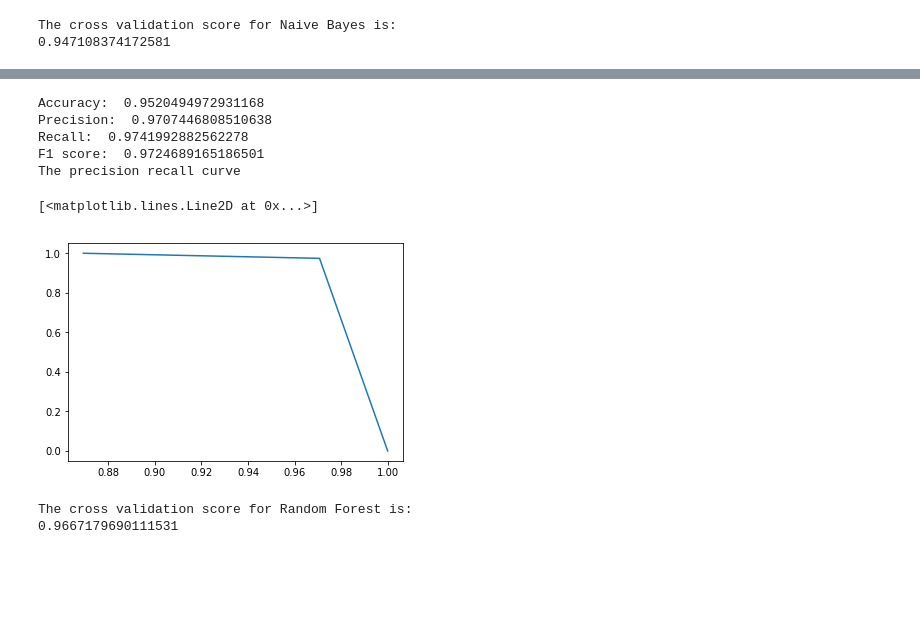
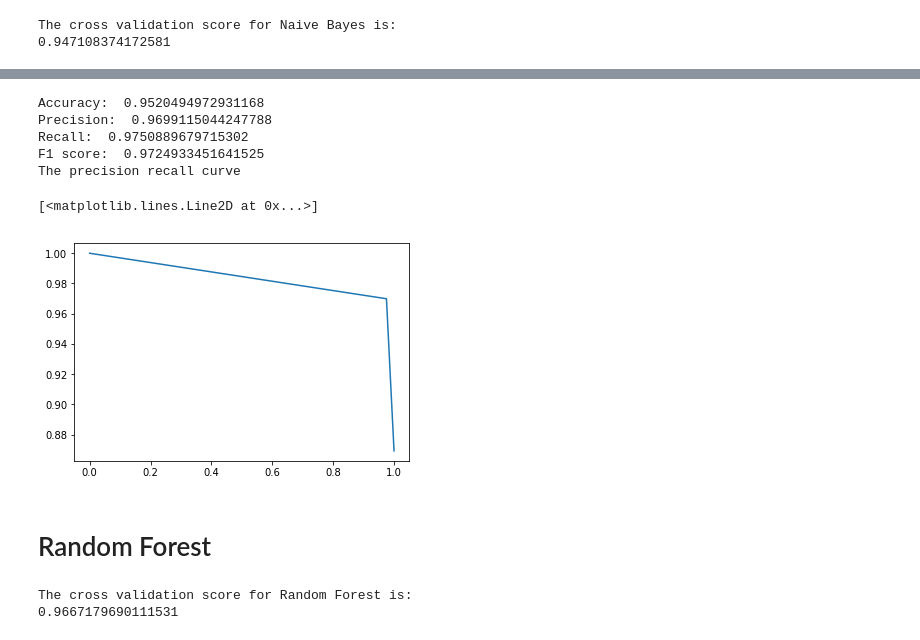
Before and after one commit to rijuCr7/Jupyter-Notebooks, a Jupyter notebook: Spam_filter.ipynb, the cells around one changed output, grey strips where cells are left out. Saved outputs shown, nothing was run; the diff lists cells and outputs as text; code cells hidden in the pictures; blank space fills up the shorter version.

```diff
--- a/Spam_filter.ipynb
+++ b/Spam_filter.ipynb
@@ -200,29 +236,29 @@ The cross validation score for Decison Tree is:
 # %%
 #Accuracy and Precision
 #Note convert the labels to binary labels to use precision and recall
 
 pipeline_decision_tree.fit(X_train, y_train)
 y_predicted = pipeline_decision_tree.predict(X_test)
 
 y_bin_true = [set_binary_labels(label) for label in list(y_test)]
 y_bin_predict = [set_binary_labels(label) for label in list(y_predicted)]
 
 accuracy = accuracy_score(y_test, y_predicted)
 precision, recall, f1_score, _ = precision_recall_fscore_support(y_bin_true, y_bin_predict, average='binary')
 
 print("Accuracy: ", accuracy)
 print("Precision: ", precision)
 print("Recall: ", recall)
 print("F1 score: ", f1_score)
 
 print("The precision recall curve")
 precision, recall, _ = precision_recall_curve(y_bin_true, y_bin_predict)
-plt.plot(precision, recall)
+plt.plot(recall, precision)
 # %% [output]
 Accuracy:  0.9520494972931168
-Precision:  0.9707446808510638
-Recall:  0.9741992882562278
-F1 score:  0.9724689165186501
+Precision:  0.9699115044247788
+Recall:  0.9750889679715302
+F1 score:  0.9724933451641525
 The precision recall curve
 [<matplotlib.lines.Line2D at 0x...>]
-[figure, old version]
+[figure, new version]
@@ -234,0 +265,2 @@ pipeline_forest = Pipeline([('vectorizer', TfidfVectorizer()),
+# %% [markdown]
+# Random Forest
```
Also changed, not shown: parts of 16 cells of this notebook.
